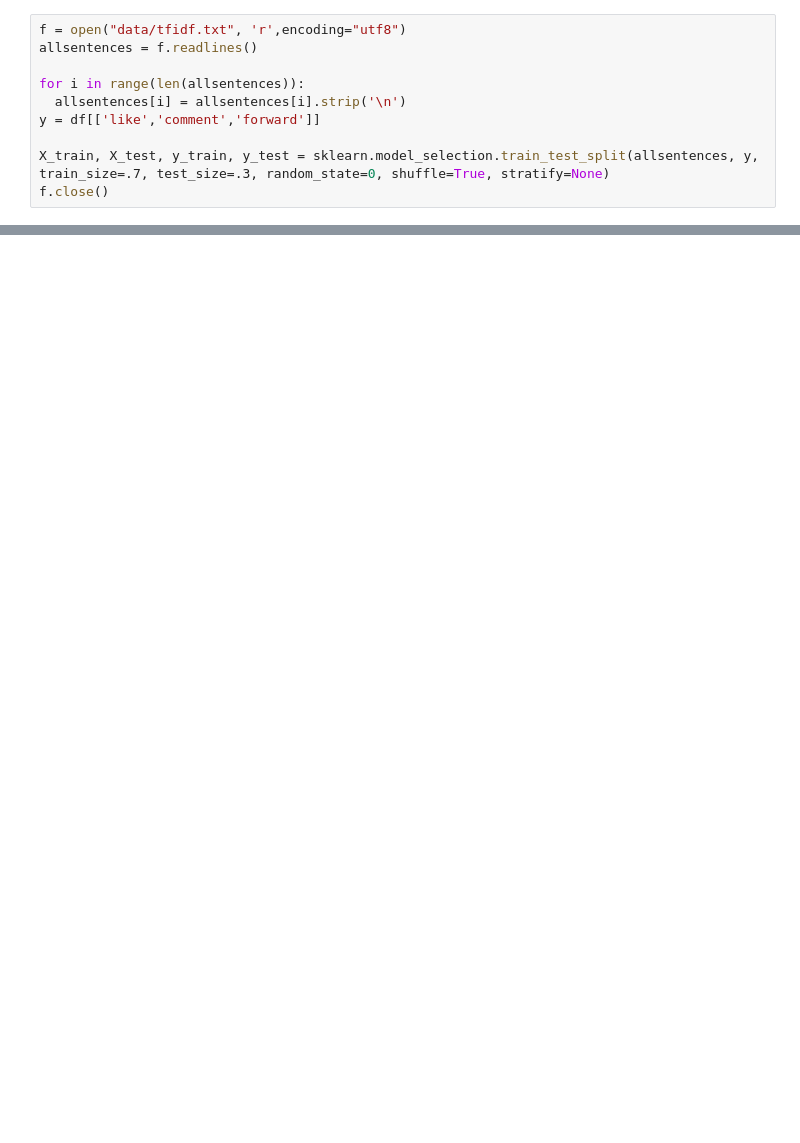
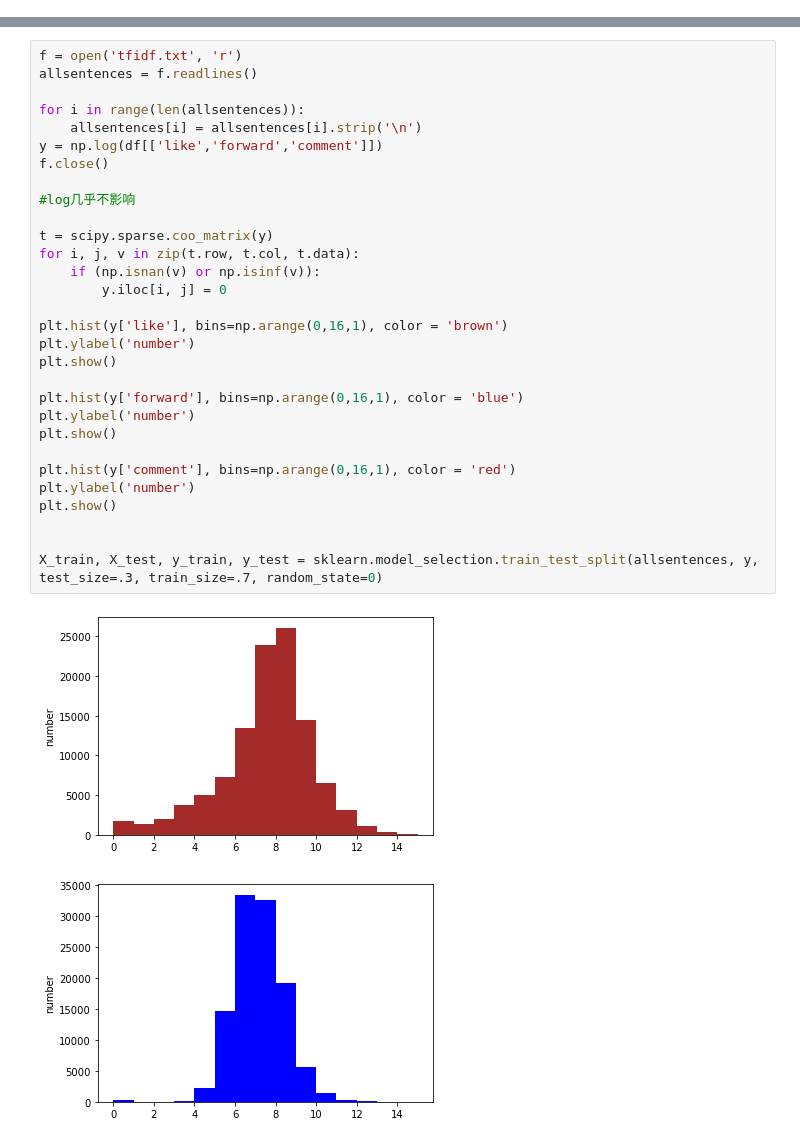
Before and after one commit to SZTankWang/ml-weibo-project-, a Jupyter notebook: script_LR.ipynb, the cells around one changed output, grey strips where cells are left out. Cells and saved outputs as stored; diff of their text form; blank space fills up the shorter version.

```diff
--- a/script_LR.ipynb
+++ b/script_LR.ipynb
@@ -66,10 +16,0 @@ df.head()
-# %%
-f = open("data/tfidf.txt", 'r',encoding="utf8")
-allsentences = f.readlines()
-
-for i in range(len(allsentences)):
-  allsentences[i] = allsentences[i].strip('\n')
-y = df[['like','comment','forward']]
-
-X_train, X_test, y_train, y_test = sklearn.model_selection.train_test_split(allsentences, y, train_size=.7, test_size=.3, random_state=0, shuffle=True, stratify=None)
-f.close()
@@ -165,0 +42,33 @@ Name: 54824, dtype: object
+# %%
+f = open('tfidf.txt', 'r')
+allsentences = f.readlines()
+
+for i in range(len(allsentences)):
+    allsentences[i] = allsentences[i].strip('\n')
+y = np.log(df[['like','forward','comment']])
+f.close()
+
+#log几乎不影响
+
+t = scipy.sparse.coo_matrix(y)
+for i, j, v in zip(t.row, t.col, t.data):
+    if (np.isnan(v) or np.isinf(v)):
+        y.iloc[i, j] = 0
+
+plt.hist(y['like'], bins=np.arange(0,16,1), color = 'brown')
+plt.ylabel('number')
+plt.show()
+
+plt.hist(y['forward'], bins=np.arange(0,16,1), color = 'blue')
+plt.ylabel('number')
+plt.show()
+
+plt.hist(y['comment'], bins=np.arange(0,16,1), color = 'red')
+plt.ylabel('number')
+plt.show()
+
+
+X_train, X_test, y_train, y_test = sklearn.model_selection.train_test_split(allsentences, y, test_size=.3, train_size=.7, random_state=0)
+# %% [output]
+[figure, added]
+[figure, added]
```
Also changed, not shown: parts of 19 cells of this notebook.
